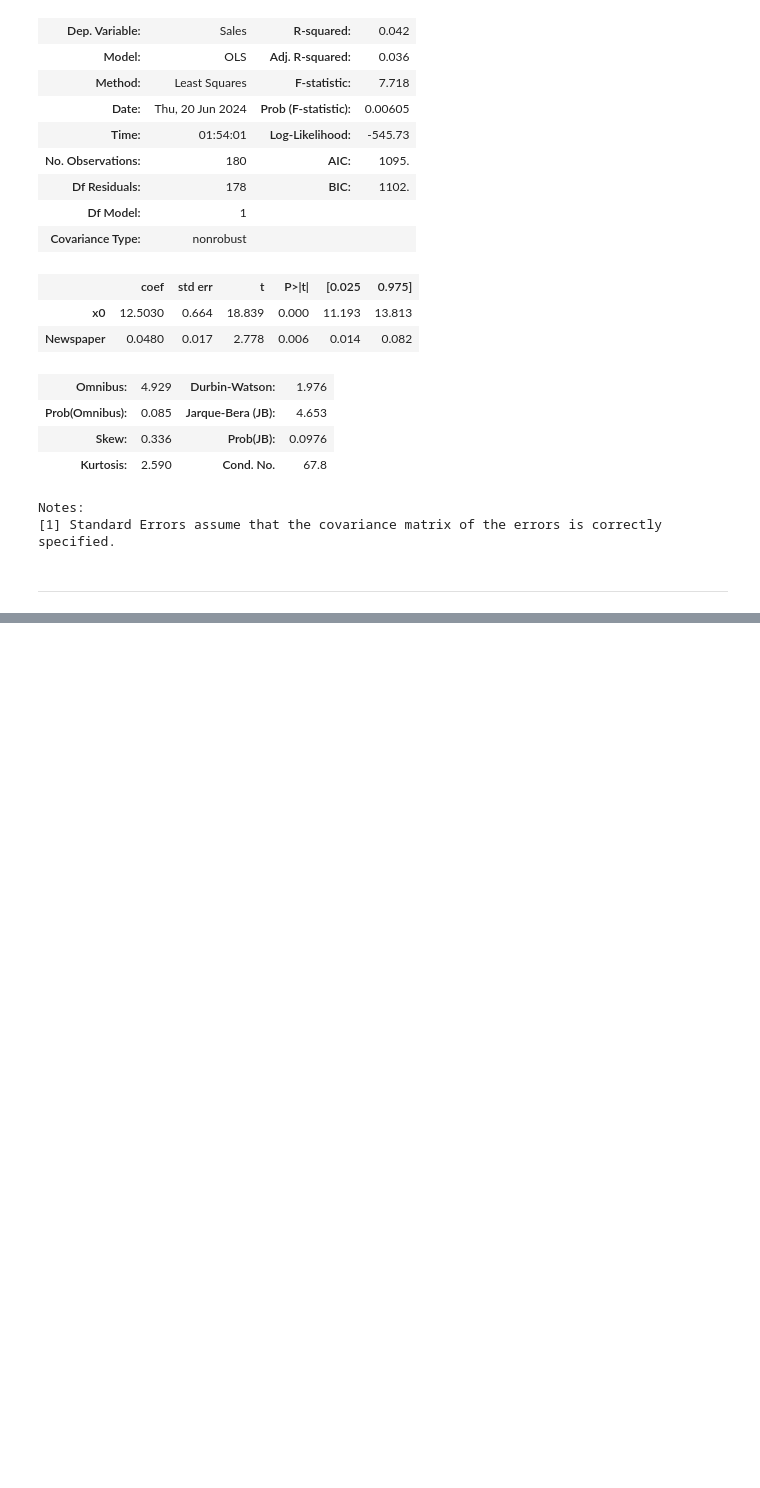
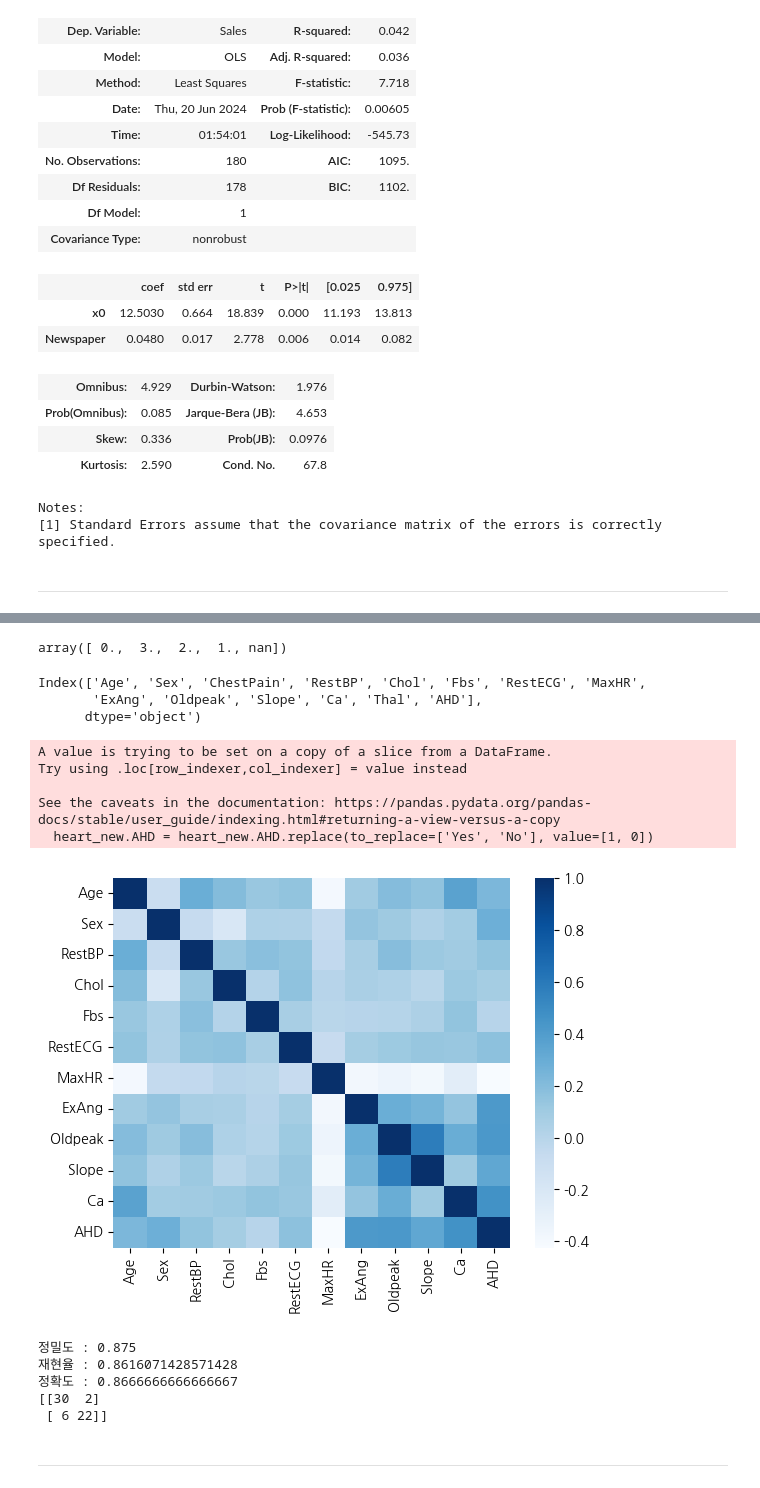
Before and after one commit to SurinSeong/machine_learning, a Jupyter notebook: reveiw_ML.ipynb, the cells around one changed output, grey strips where cells are left out. Saved outputs shown, nothing was run; the diff lists cells and outputs as text; code cells hidden in the pictures; blank space fills up the shorter version.

```diff
--- a/reveiw_ML.ipynb
+++ b/reveiw_ML.ipynb
@@ -1113,0 +1503,8 @@ Notes:
+# %%
+# Heart 데이터
+path = '../datasets/ML_data/'
+
+raw = pd.read_csv(path+'Heart.csv', index_col=0)
+heart = raw.copy()
+print(heart.shape)
+heart.head(2)
@@ -1113,0 +1536,65 @@ Notes:
+# %%
+# 카테고리 : Sex, ChestPain, Fbs, RestECG, ExAng, Slope, Thal, Ca
+heart.Ca.unique()
+# %% [output]
+array([ 0.,  3.,  2.,  1., nan])
+# %%
+# Ca의 결측치 처리하기 - 삭제..
+heart_new = heart.dropna()
+# %%
+heart_new.columns
+# %% [output]
+Index(['Age', 'Sex', 'ChestPain', 'RestBP', 'Chol', 'Fbs', 'RestECG', 'MaxHR',
+       'ExAng', 'Oldpeak', 'Slope', 'Ca', 'Thal', 'AHD'],
+      dtype='object')
+# %%
+heart_new.AHD = heart_new.AHD.replace(to_replace=['Yes', 'No'], value=[1, 0])
+# %% [output]
+A value is trying to be set on a copy of a slice from a DataFrame.
+Try using .loc[row_indexer,col_indexer] = value instead
+
+See the caveats in the documentation: https://pandas.pydata.org/pandas-docs/stable/user_guide/indexing.html#returning-a-view-versus-a-copy
+  heart_new.AHD = heart_new.AHD.replace(to_replace=['Yes', 'No'], value=[1, 0])
+# %%
+sns.heatmap(heart_new[['Age', 'Sex', 'RestBP', 'Chol', 'Fbs', 'RestECG', 'MaxHR', 'ExAng', 'Oldpeak', 'Slope', 'Ca', 'AHD']].corr(), cmap='Blues')
+plt.show()
+# %% [output]
+[figure, added]
+# %%
+# 데이터 분리하기
+X = heart_new[['Age', 'Sex', 'RestBP', 'Chol', 'Fbs', 'RestECG', 'MaxHR', 'ExAng', 'Oldpeak', 'Slope', 'Ca']]
+y = heart_new[['AHD']]
+
+# train, test data 분리하기
+X_train, X_test, y_train, y_test = \
+train_test_split(X, y, test_size=0.2, random_state=42, stratify=y)
+
+# 모델 생성
+model = LinearDiscriminantAnalysis()
+
+# 학습하기
+model.fit(X_train, y_train)
+
+# 예측하기
+y_test_pred = model.predict(X_test)
+
+# 평가
+# confusion matrix
+cm = confusion_matrix(y_test, y_test_pred)
+
+# 분류 결과 평가
+# precision = tp / (tp+fp)
+print('정밀도 :', precision_score(y_test, y_test_pred, average='macro'))
+# recall = tp / (tp+fn)
+print('재현율 :', recall_score(y_test, y_test_pred, average='macro'))
+# accuracy = (tp+tn) / all
+print('정확도 :', accuracy_score(y_test, y_test_pred))
+print(cm)
+# %% [output]
+정밀도 : 0.875
+재현율 : 0.8616071428571428
+정확도 : 0.8666666666666667
+[[30  2]
+ [ 6 22]]
+# %% [markdown]
+----
```
Also changed, not shown: parts of 142 cells of this notebook, 1 other file.
